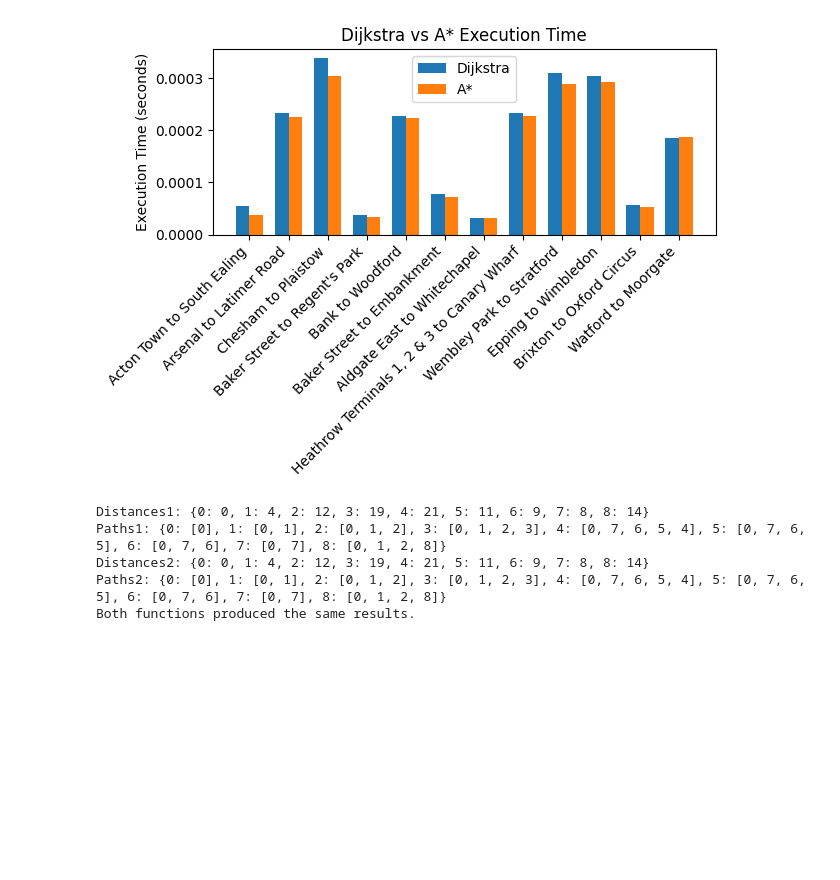
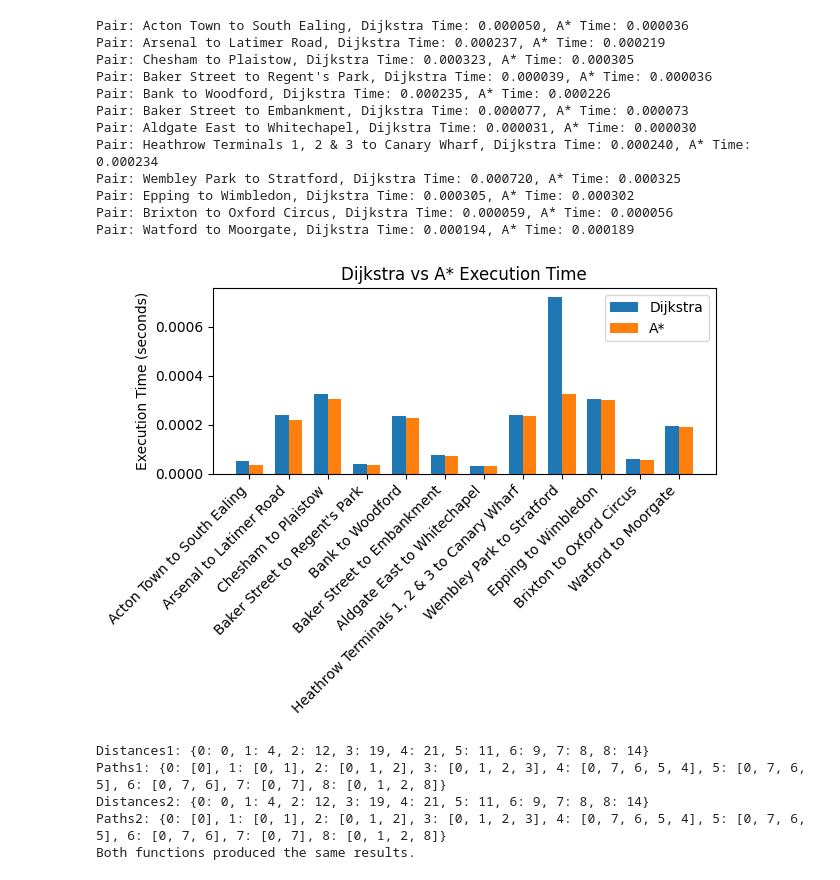
Before and after one commit to scythemenace/CS2XC3_algorithms_research, a Jupyter notebook: Final/part4/part4.ipynb, the cells around one changed output. Cells and saved outputs as stored; diff of their text form; code cells hidden in the pictures; blank space fills up the shorter version.

```diff
--- a/Final/part4/part4.ipynb
+++ b/Final/part4/part4.ipynb
@@ -1,7 +1,7 @@
 # %%
 
 import csv
-from math import radians, cos, sin, sqrt, atan2
+from math import radians, sqrt
 import time
 import matplotlib.pyplot as plt
 
@@ -19,6 +19,7 @@ class PriorityQueue:
 
     def get(self):
         return self.elements.pop()[1]
+
 def dijkstra(graph, start, end):
     """
     Finds the shortest path from start to end using Dijkstra's algorithm.
@@ -60,6 +61,7 @@ def dijkstra(graph, start, end):
     path.reverse()  # Reverse the path to start from the beginning
 
     return distance[end], path
+
 
 
 def euclidean_distance(coord1, coord2):
@@ -226,6 +228,28 @@ def measure_performance(graph, start_id, end_id, heuristic):
 
     return dijkstra_time, astar_time
 
+
+"""def count_line_changes(path, connections):
+    station_pairs_to_lines = {}
+    for conn in connections:
+        station1, station2, line, _ = conn
+        station_pairs_to_lines.setdefault((station1, station2), set()).add(line)
+        station_pairs_to_lines.setdefault((station2, station1), set()).add(line)
+
+    line_changes = 0
+    current_line = None
+    for i in range(len(path) - 1):
+        station1, station2 = path[i], path[i + 1]
+        possible_lines = station_pairs_to_lines.get((station1, station2), set())
+
+        if not possible_lines.intersection({current_line}):
+            current_line = possible_lines.pop() if possible_lines else None
+            if i > 0:
+                line_changes += 1
+
+    return line_changes"""
+
+
 def plot_performance_comparison(labels, dijkstra_times, astar_times, title='Dijkstra vs A* Execution Time'):
     """
     Plots a comparison of execution times between Dijkstra's and A* algorithms.
@@ -258,36 +282,54 @@ station_pairs = [
     (1, 234),  # Short distance
     (10, 150),  # Medium distance
     (50, 200),  # Long distance
     (11, 212),  # Same Line, Short Distance
     (13, 301),  # Same Line, Long Distance
     (11, 87),   # Different Lines, No Transfers
     (3, 295),   # Different Lines, Multiple Transfers
     (117, 42),  # Heathrow Terminals 1, 2 & 3 to Canary Wharf
     (282, 247), # Wembley Park to Stratford
     (88, 299),  # Epping to Wimbledon
     (35, 192),  # Brixton to Oxford Circus
     (280, 167),  # Watford to Moorgate
 
 ]
 
 # Collect data
 labels = []
 dijkstra_times = []
 astar_times = []
+line_changes_list = []
 
 for start_id, end_id in station_pairs:
-    # Correct lambda function: Accepts two arguments but ignores them and returns 0
+    # Adjust to unpack all four returned values
     dijkstra_time, _ = measure_performance(graph, start_id, end_id, lambda x, y: 0)
     astar_time, _ = measure_performance(graph, start_id, end_id, heuristic)
 
+    # Append data to lists for plotting and analysis
     labels.append(f"{stations[start_id]['name']} to {stations[end_id]['name']}")
     dijkstra_times.append(dijkstra_time)
     astar_times.append(astar_time)
 
-# Plot the comparison
+    # Optionally print out the information for verification
+    print(f"Pair: {labels[-1]}, Dijkstra Time: {dijkstra_time:.6f}, A* Time: {astar_time:.6f}")
+
+
+# Now, you can plot the comparison of times as before
 plot_performance_comparison(labels, dijkstra_times, astar_times)
 # %% [output]
+Pair: Acton Town to South Ealing, Dijkstra Time: 0.000050, A* Time: 0.000036
+Pair: Arsenal to Latimer Road, Dijkstra Time: 0.000237, A* Time: 0.000219
+Pair: Chesham to Plaistow, Dijkstra Time: 0.000323, A* Time: 0.000305
+Pair: Baker Street to Regent's Park, Dijkstra Time: 0.000039, A* Time: 0.000036
+Pair: Bank to Woodford, Dijkstra Time: 0.000235, A* Time: 0.000226
+Pair: Baker Street to Embankment, Dijkstra Time: 0.000077, A* Time: 0.000073
+Pair: Aldgate East to Whitechapel, Dijkstra Time: 0.000031, A* Time: 0.000030
+Pair: Heathrow Terminals 1, 2 & 3 to Canary Wharf, Dijkstra Time: 0.000240, A* Time: 0.000234
+Pair: Wembley Park to Stratford, Dijkstra Time: 0.000720, A* Time: 0.000325
+Pair: Epping to Wimbledon, Dijkstra Time: 0.000305, A* Time: 0.000302
+Pair: Brixton to Oxford Circus, Dijkstra Time: 0.000059, A* Time: 0.000056
+Pair: Watford to Moorgate, Dijkstra Time: 0.000194, A* Time: 0.000189
-[figure, old version]
+[figure, new version]
 # %%
 import heapq
 
```
Also changed, not shown: 1 other file.
